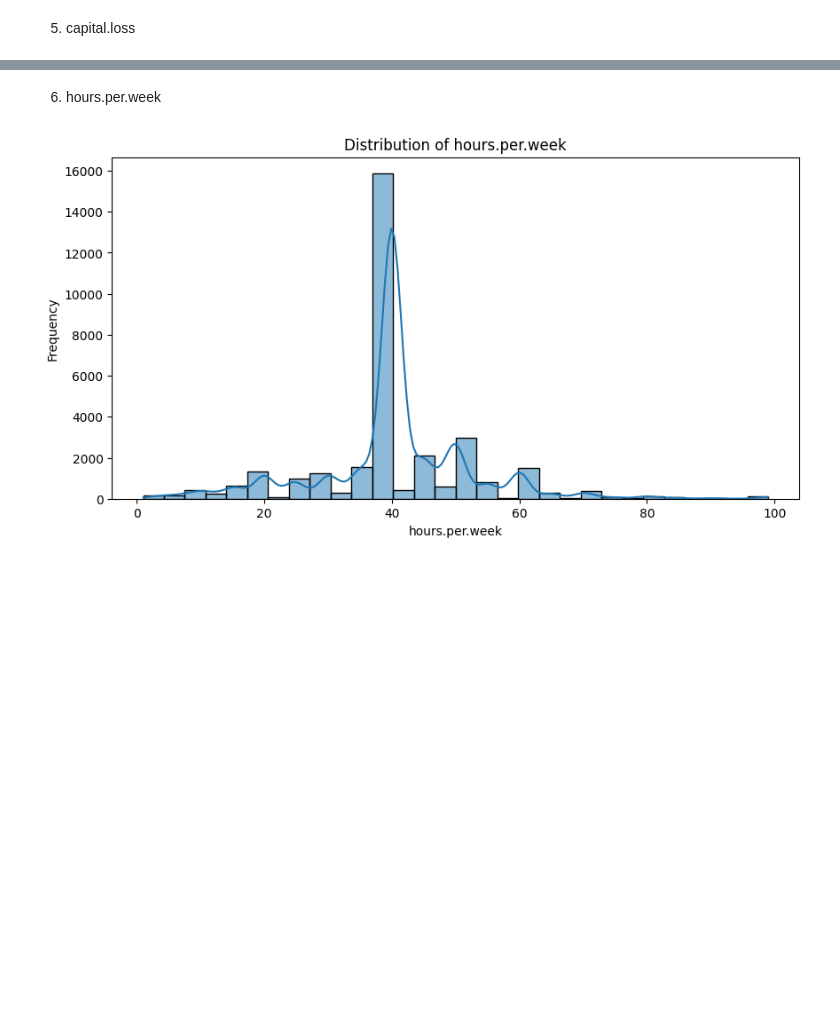
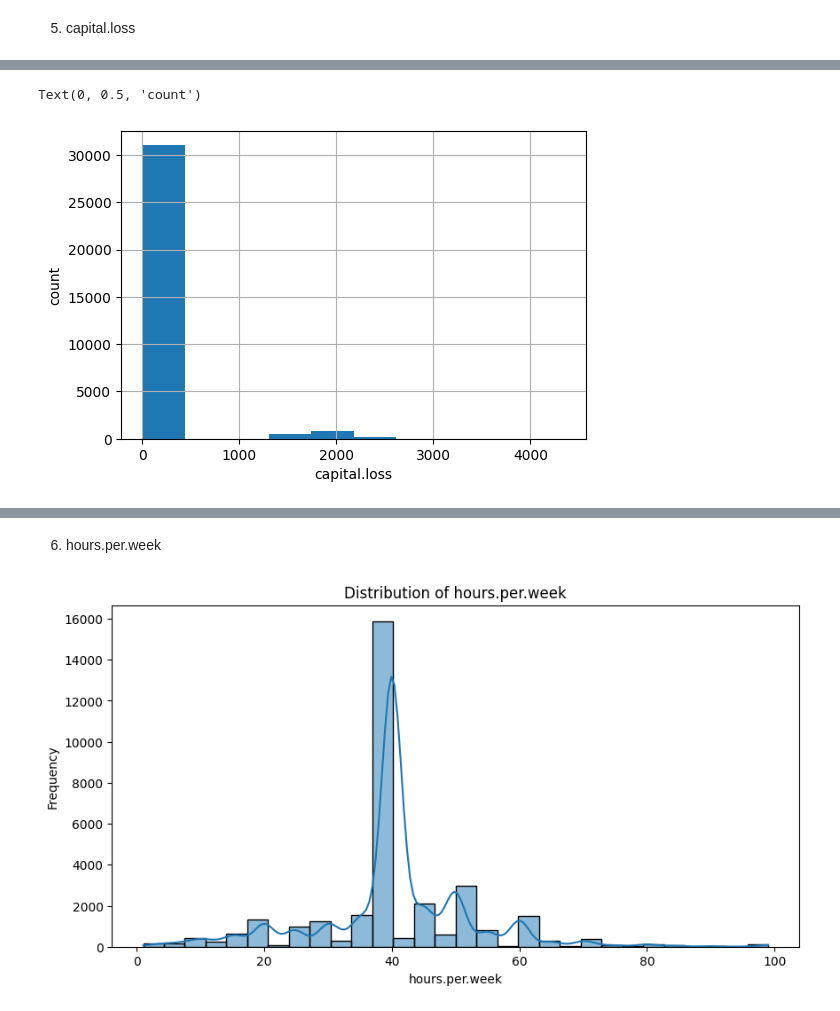
Before and after one commit to atharvawadekar/Adult-census-income-classification, a Jupyter notebook: phase1_eda.ipynb, the cells around one changed output, grey strips where cells are left out. Cells and saved outputs as stored; diff of their text form; code cells hidden in the pictures; blank space fills up the shorter version.

```diff
--- a/phase1_eda.ipynb
+++ b/phase1_eda.ipynb
@@ -828 +911,8 @@ plt.scatter(df['income'], df['capital.loss'])
 [figure]
+# %%
+df['capital.loss'].hist(figsize=(6,4))
+plt.xlabel('capital.loss')
+plt.ylabel('count')
+# %% [output]
+Text(0, 0.5, 'count')
+[figure, added]
```
Also changed, not shown: parts of 40 cells of this notebook.
